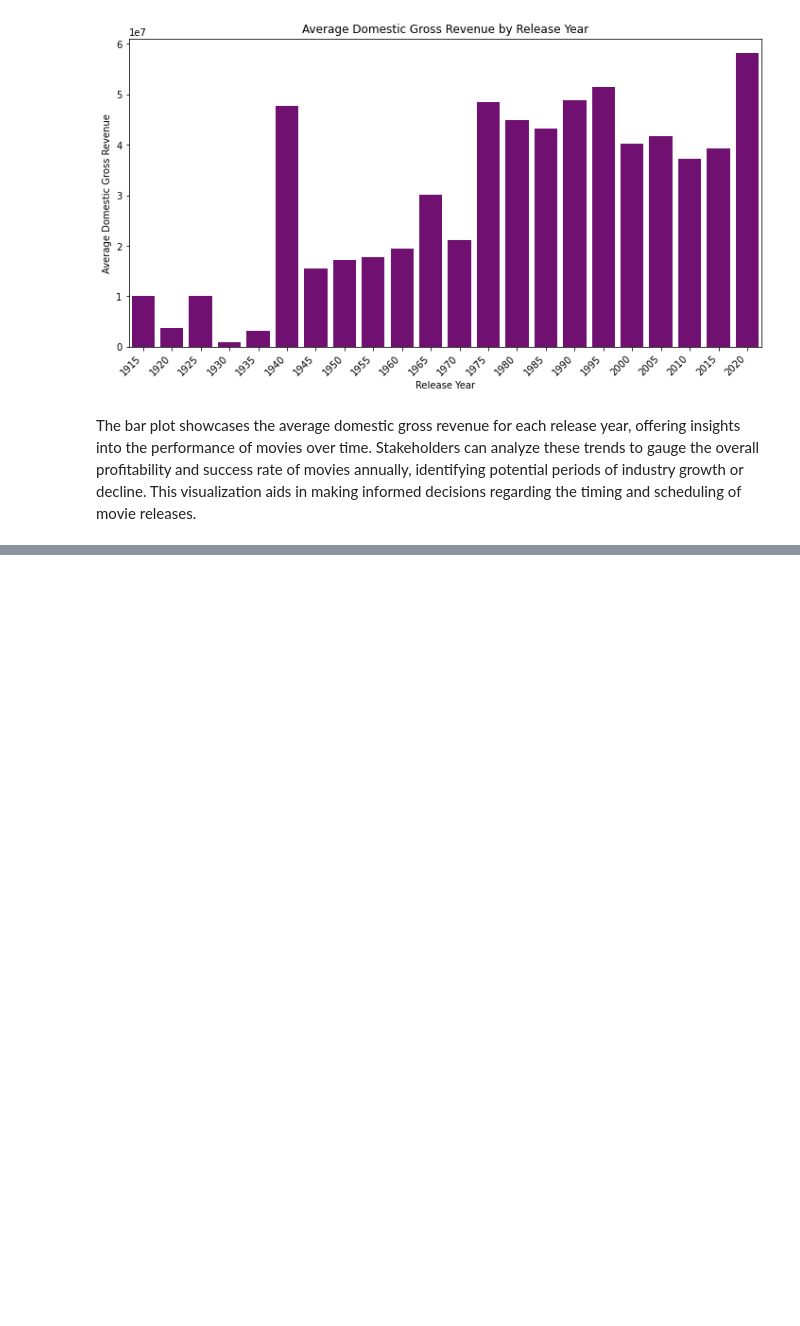
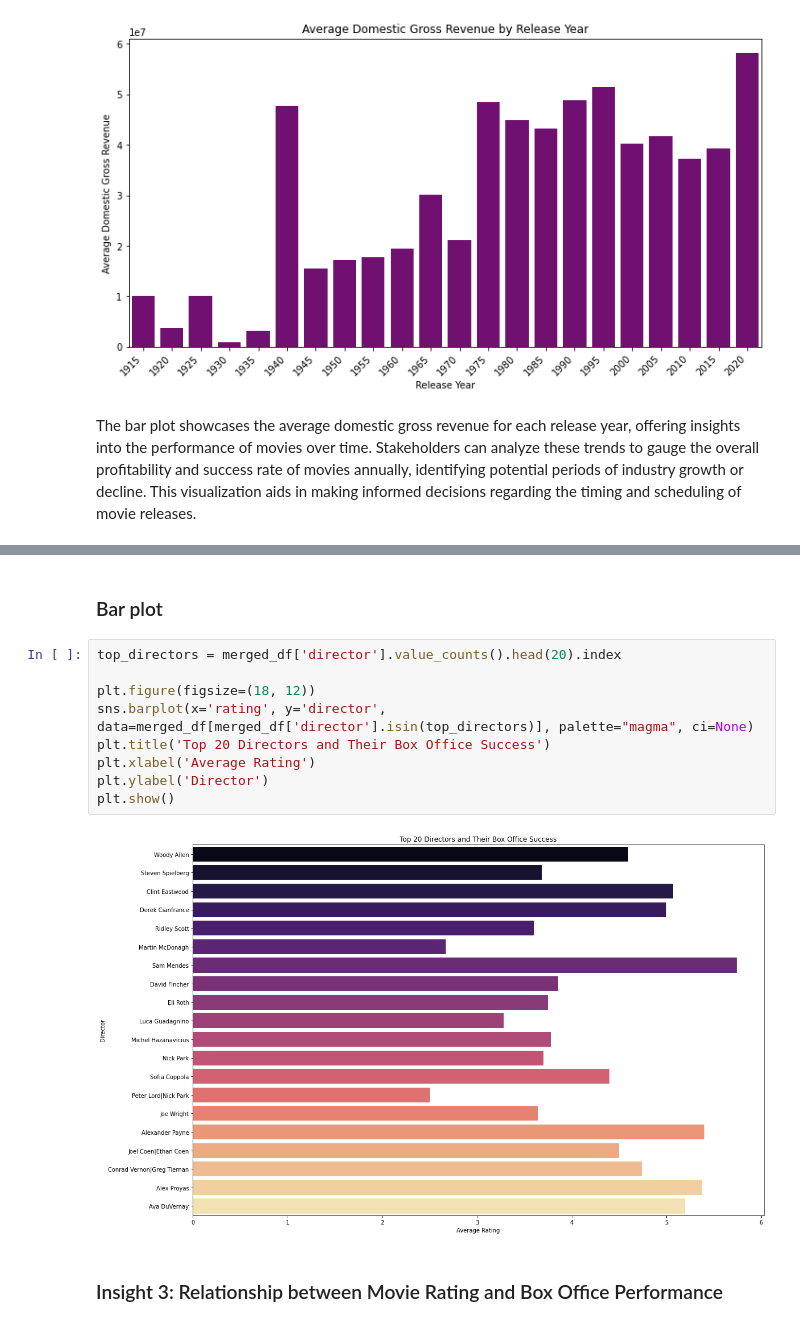
Before and after one commit to olivemideva/dsc-phase-1-project-v2-4, a Jupyter notebook: student.ipynb, the cells around one changed output, grey strips where cells are left out. Cells and saved outputs as stored; diff of their text form; blank space fills up the shorter version.

```diff
--- a/student.ipynb
+++ b/student.ipynb
@@ -504,0 +628,15 @@ The bar plot showcases the average domestic gross revenue for each release year,
+# %% [markdown]
+### Bar plot
+# %%
+top_directors = merged_df['director'].value_counts().head(20).index
+
+plt.figure(figsize=(18, 12))
+sns.barplot(x='rating', y='director', data=merged_df[merged_df['director'].isin(top_directors)], palette="magma", ci=None)
+plt.title('Top 20 Directors and Their Box Office Success')
+plt.xlabel('Average Rating')
+plt.ylabel('Director')
+plt.show()
+# %% [output]
+[figure, added]
+# %% [markdown]
+### Insight 3: Relationship between Movie Rating and Box Office Performance
```
Also changed, not shown: parts of 23 cells of this notebook.
